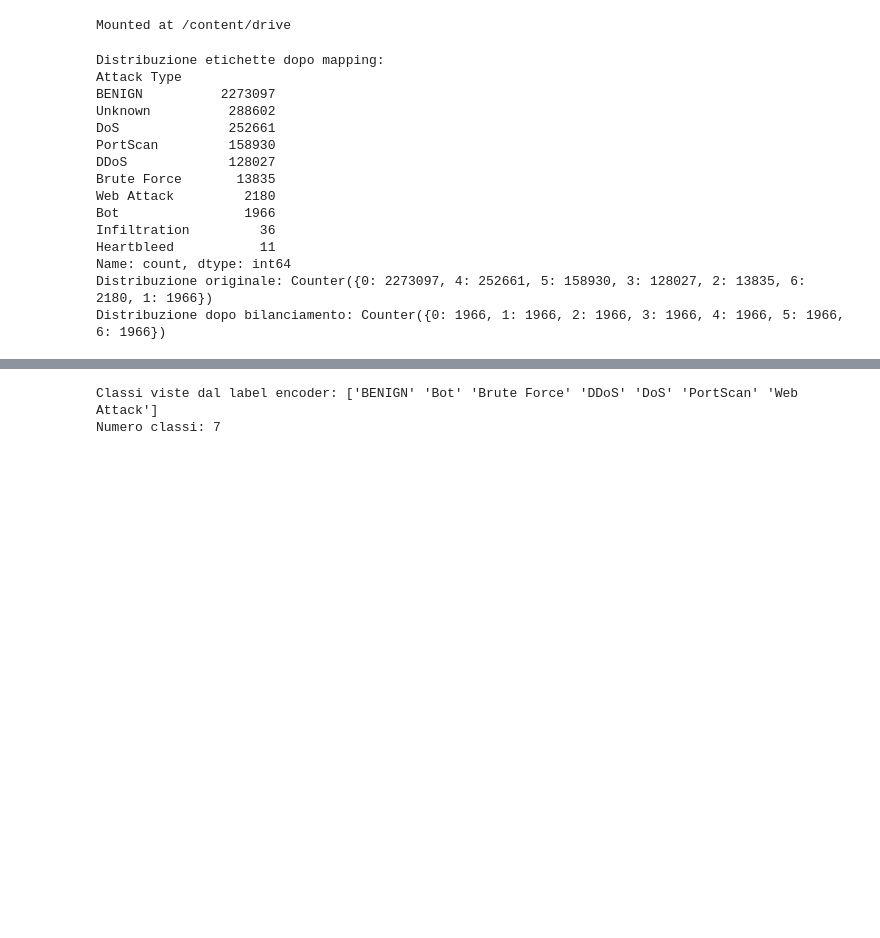
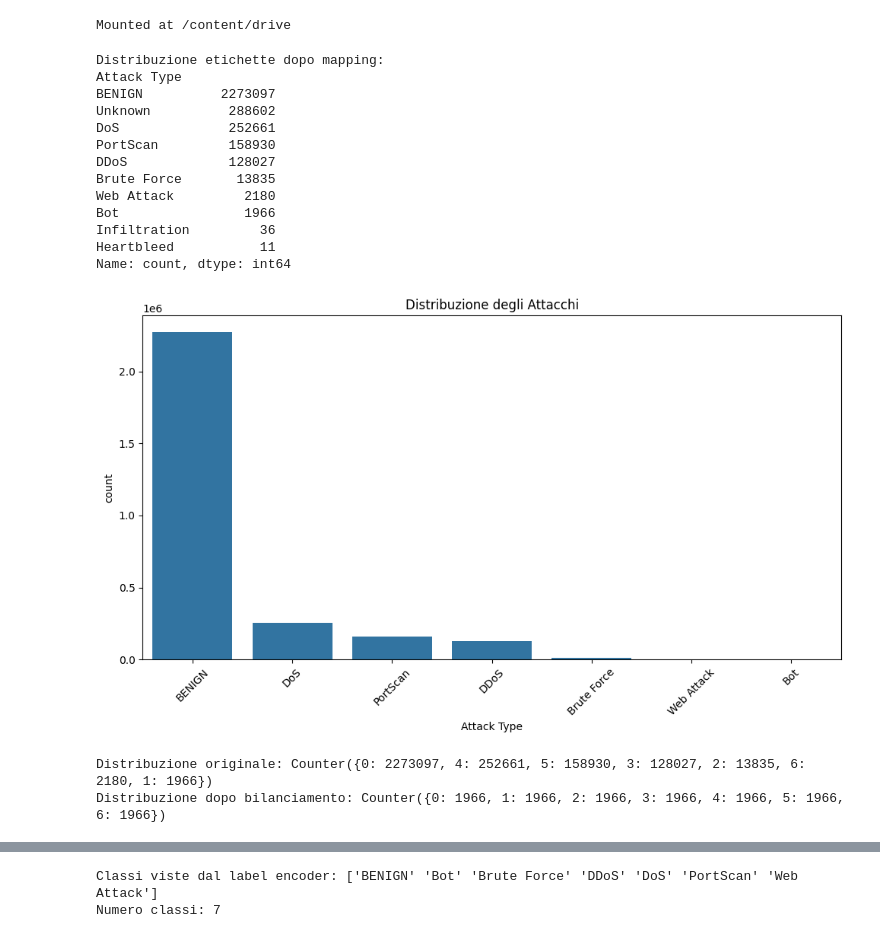
Before and after one commit to L0NGW0LF/trafficML, a Jupyter notebook: notebooks/TrafficML_pipeline.ipynb, the cells around one changed output, grey strips where cells are left out. Saved outputs shown, nothing was run; the diff lists cells and outputs as text; code cells hidden in the pictures; blank space fills up the shorter version.

```diff
--- a/notebooks/TrafficML_pipeline.ipynb
+++ b/notebooks/TrafficML_pipeline.ipynb
@@ -133,36 +136,46 @@ df = df[~df['Attack Type'].isin(rare_classes)]
 
 # Filtra solo etichette valide
 df = df[df['Attack Type'] != 'Unknown']
 
+
+# Distribuzione delle classi (countplot)
+plt.figure(figsize=(10, 6))
+sns.countplot(data=df, x='Attack Type', order=df['Attack Type'].value_counts().index)
+plt.xticks(rotation=45)
+plt.title("Distribuzione degli Attacchi")
+plt.tight_layout()
+plt.show()
+
 # Codifica le classi
 le = LabelEncoder()
 df['Attack Number'] = le.fit_transform(df['Attack Type'])
 
-# Prepara dataframe X e y
+# Prepara X e y
 X = df.drop(['Label', 'Attack Type', 'Attack Number'], axis=1, errors='ignore')
 y = df['Attack Number']
 
 # Bilanciamento con RandomUnderSampler
 print("Distribuzione originale:", Counter(y))
 rus = RandomUnderSampler(random_state=42)
 X_resampled, y_resampled = rus.fit_resample(X, y)
 print("Distribuzione dopo bilanciamento:", Counter(y_resampled))
 # %% [output]
 Distribuzione etichette dopo mapping:
 Attack Type
 BENIGN          2273097
 Unknown          288602
 DoS              252661
 PortScan         158930
 DDoS             128027
 Brute Force       13835
 Web Attack         2180
 Bot                1966
 Infiltration         36
 Heartbleed           11
 Name: count, dtype: int64
-Distribuzione originale: Counter({0: 2273097, 4: 252661, 5: 158930, 3: 128027, 2: 13835, 6: 2180, 1: 1966})
-Distribuzione dopo bilanciamento: Counter({0: 1966, 1: 1966, 2: 1966, 3: 1966, 4: 1966, 5: 1966, 6: 1966})
+[figure, added]
+Distribuzione originale: Counter({0: 2273097, 4: 252661, 5: 158930, 3: 128027, 2: 13835, 6: 2180, 1: 1966})
+Distribuzione dopo bilanciamento: Counter({0: 1966, 1: 1966, 2: 1966, 3: 1966, 4: 1966, 5: 1966, 6: 1966})
 # %%
 # Rimozione di colonne non imputabili
 non_feature_cols = ['Flow ID', 'Source IP', 'Destination IP', 'Timestamp']
```
Also changed, not shown: parts of 3 cells of this notebook.
